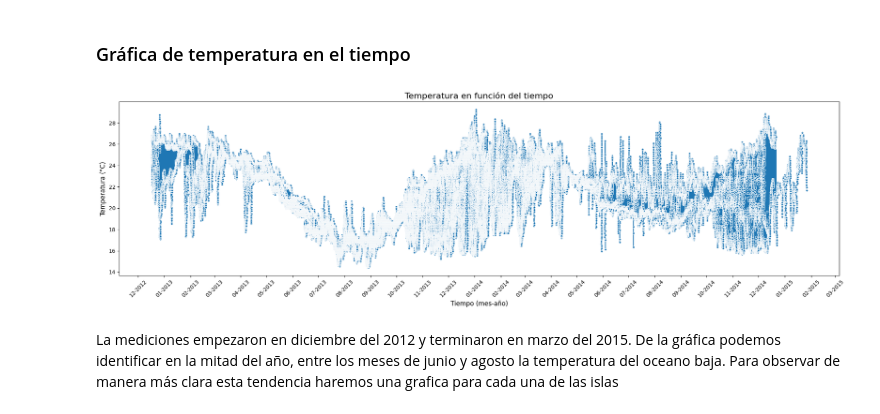
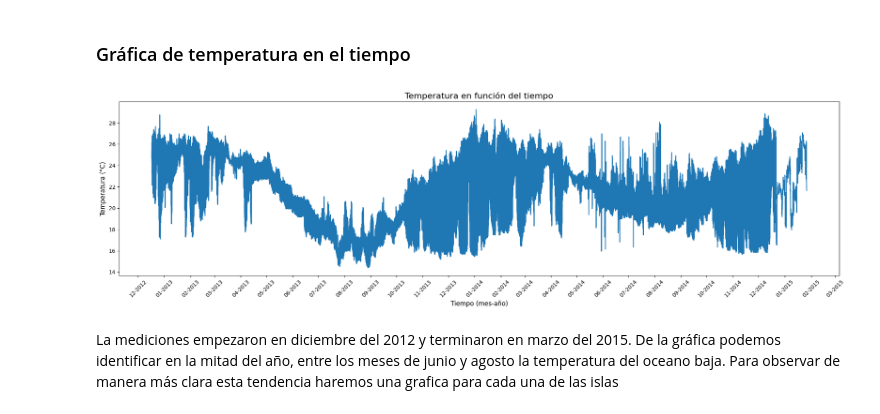
Before and after one commit to Clauelenar/SeriesDeTiempo, a Jupyter notebook: _sources/tarea1.ipynb, the cells around one changed output. Saved outputs shown, nothing was run; the diff lists cells and outputs as text; code cells hidden in the pictures.

```diff
--- a/_sources/tarea1.ipynb
+++ b/_sources/tarea1.ipynb
@@ -51,19 +52,19 @@ Los datos representa las temperatura en grados centigrados de 7 islas y 2 arreci
 # %%
 data['DateTime'] = pd.to_datetime(data['Date'] + ' ' + data['Time'])
 
 
 plt.figure(figsize=(20, 6))
-sns.lineplot(x=data['DateTime'], y=data['Temp (°C)'], marker='o', markersize=4)
+sns.lineplot(x=data['DateTime'], y=data['Temp (°C)'])
 plt.gca().xaxis.set_major_locator(mdates.MonthLocator())
 plt.gca().xaxis.set_major_formatter(mdates.DateFormatter('%m-%Y'))
 plt.title('Temperatura en función del tiempo', fontsize=16)
 plt.xlabel('Tiempo (mes-año)', fontsize=12)
 plt.ylabel('Temperatura (°C)', fontsize=12)
 plt.xticks(rotation=45)
 plt.tight_layout()
 plt.show()
 # %% [output]
-[figure, old version]
+[figure, new version]
 # %% [markdown]
 La mediciones empezaron en diciembre del 2012 y terminaron en marzo del 2015.
 De la gráfica podemos identificar en la mitad del año, entre los meses de junio y agosto la temperatura del oceano baja. Para observar de manera más clara esta tendencia haremos una grafica para cada una de las islas
```
Also changed, not shown: parts of 1 cell of this notebook, 5 other files.
